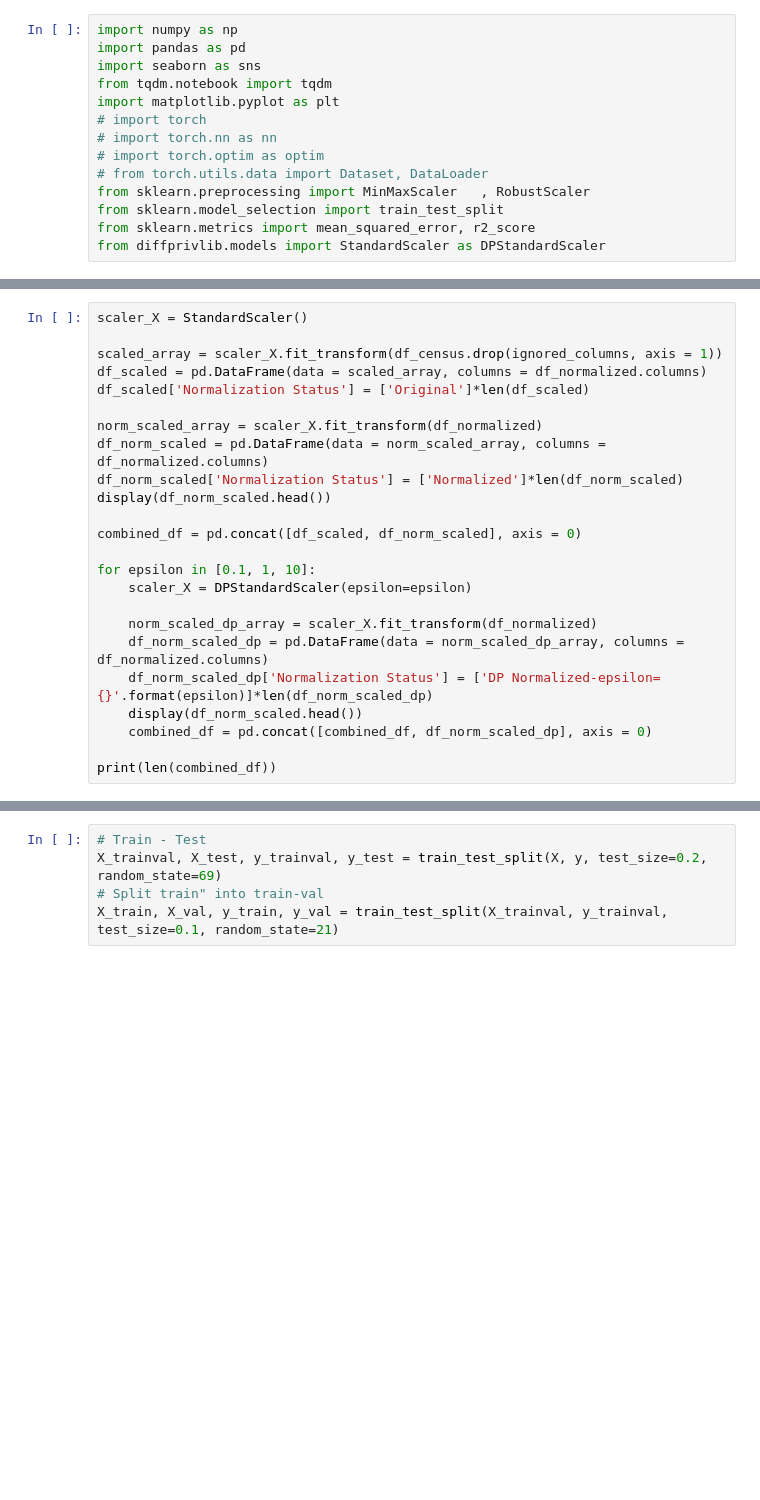
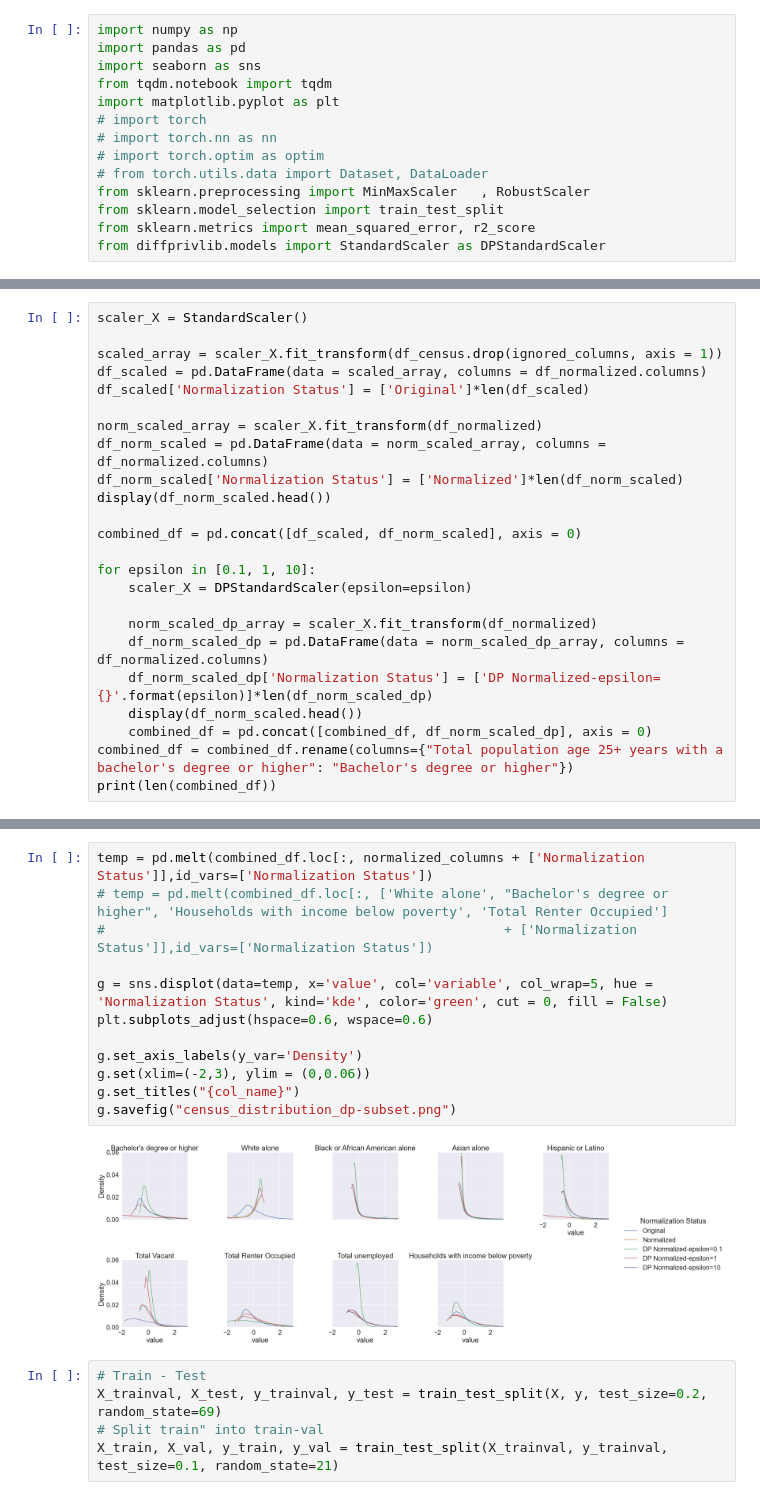
Before and after one commit to duyhho/NSFSCC-Python, a Jupyter notebook: Census/Census-Data-Visualization.ipynb, the cells around one changed output, grey strips where cells are left out. Saved outputs shown, nothing was run; the diff lists cells and outputs as text; blank space fills up the shorter version.

```diff
--- a/Census/Census-Data-Visualization.ipynb
+++ b/Census/Census-Data-Visualization.ipynb
@@ -234,7 +331,7 @@ for epsilon in [0.1, 1, 10]:
     df_norm_scaled_dp['Normalization Status'] = ['DP Normalized-epsilon={}'.format(epsilon)]*len(df_norm_scaled_dp)
     display(df_norm_scaled.head())
     combined_df = pd.concat([combined_df, df_norm_scaled_dp], axis = 0)
-
+combined_df = combined_df.rename(columns={"Total population age 25+ years with a bachelor's degree or higher": "Bachelor's degree or higher"})
 print(len(combined_df))
 # %% [output]
 |  | Total population | Median income | Median home value | Total population age 25+ years wi... | White alone | ... |
@@ -312,3 +387,17 @@ This will result in additional privacy leakage.  To ensure differential privacy
+# %%
+temp = pd.melt(combined_df.loc[:, normalized_columns + ['Normalization Status']],id_vars=['Normalization Status'])
+# temp = pd.melt(combined_df.loc[:, ['White alone', "Bachelor's degree or higher", 'Households with income below poverty', 'Total Renter Occupied']
+#                                                   + ['Normalization Status']],id_vars=['Normalization Status'])
+
+g = sns.displot(data=temp, x='value', col='variable', col_wrap=5, hue = 'Normalization Status', kind='kde', color='green', cut = 0, fill = False)
+plt.subplots_adjust(hspace=0.6, wspace=0.6)
+
+g.set_axis_labels(y_var='Density')
+g.set(xlim=(-2,3), ylim = (0,0.06))
+g.set_titles("{col_name}")
+g.savefig("census_distribution_dp-subset.png")
+# %% [output]
+[figure, added]
 # %%
 # Train - Test
 X_trainval, X_test, y_trainval, y_test = train_test_split(X, y, test_size=0.2, random_state=69)
```
Also changed, not shown: parts of 17 cells of this notebook, 15 other files.
